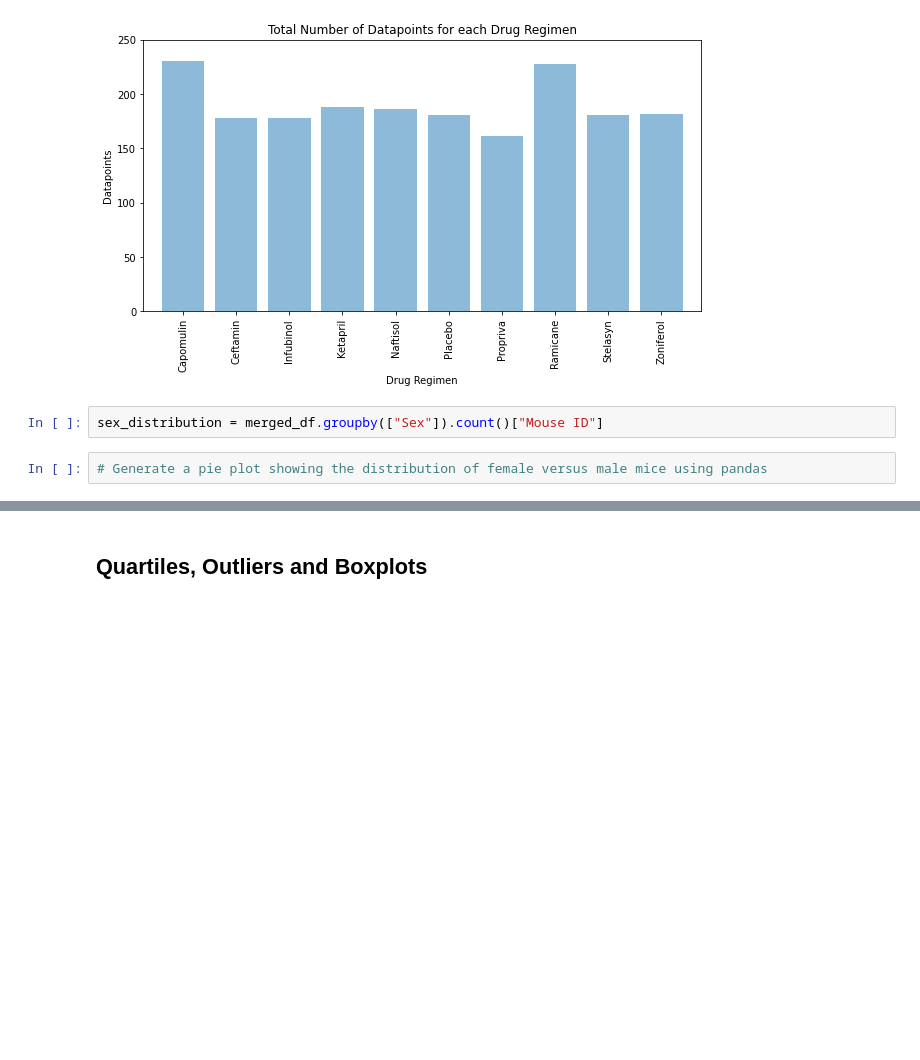
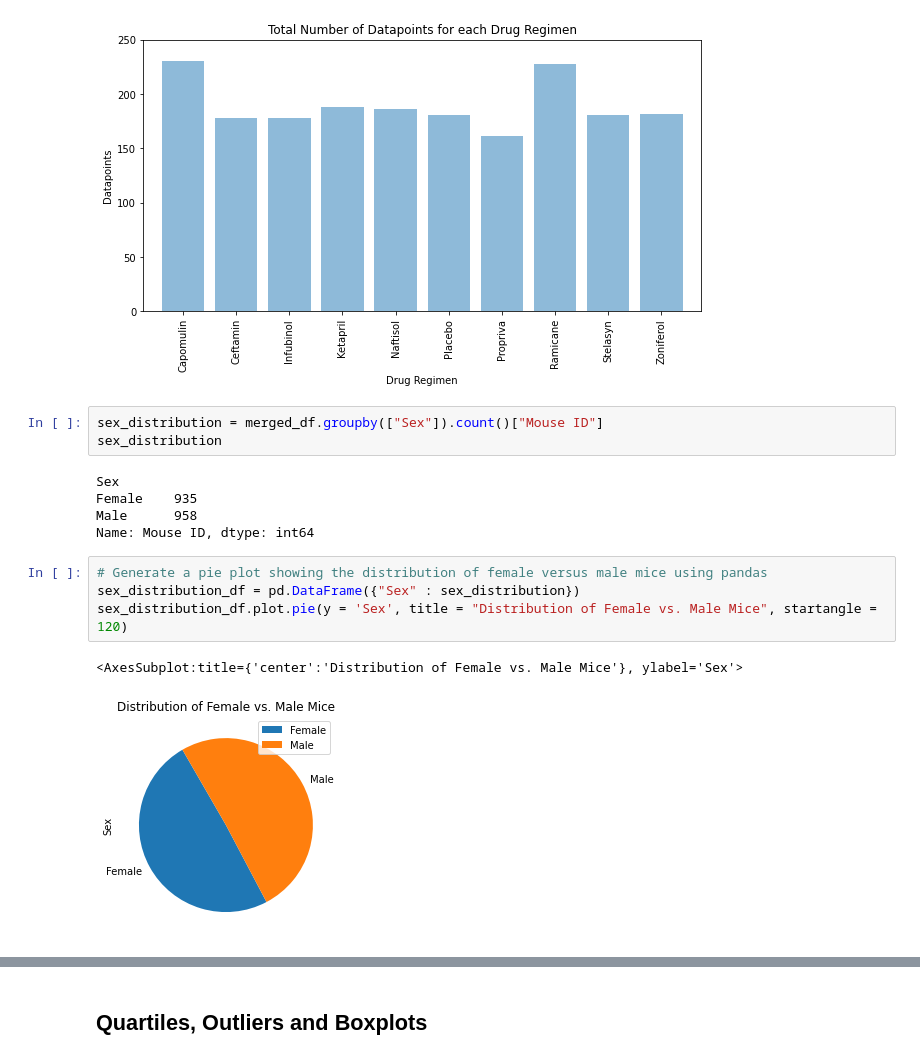
Before and after one commit to cveras33/matplotlib-challenge, a Jupyter notebook: Pymaceuticals/pymaceuticals_starter.ipynb, the cells around one changed output, grey strips where cells are left out. Drawn from its saved outputs; the diff is of its cells as text; blank space fills up the shorter version.

```diff
--- a/Pymaceuticals/pymaceuticals_starter.ipynb
+++ b/Pymaceuticals/pymaceuticals_starter.ipynb
@@ -134,8 +136,19 @@ Text(0, 0.5, 'Datapoints')
 [figure]
 # %%
 sex_distribution = merged_df.groupby(["Sex"]).count()["Mouse ID"]
+sex_distribution
+# %% [output]
+Sex
+Female    935
+Male      958
+Name: Mouse ID, dtype: int64
 # %%
 # Generate a pie plot showing the distribution of female versus male mice using pandas
+sex_distribution_df = pd.DataFrame({"Sex" : sex_distribution})
+sex_distribution_df.plot.pie(y = 'Sex', title = "Distribution of Female vs. Male Mice", startangle = 120)
+# %% [output]
+<AxesSubplot:title={'center':'Distribution of Female vs. Male Mice'}, ylabel='Sex'>
+[figure, added]
 # %%
 # Generate identical pie plot using pyplot
 labels = ["Female", "Male"]
```
Also changed, not shown: parts of 4 cells of this notebook.
